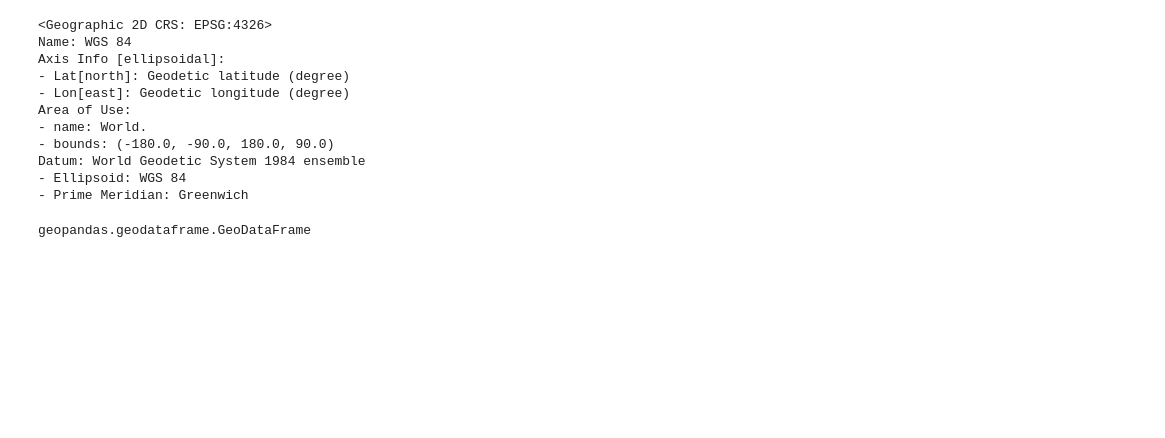
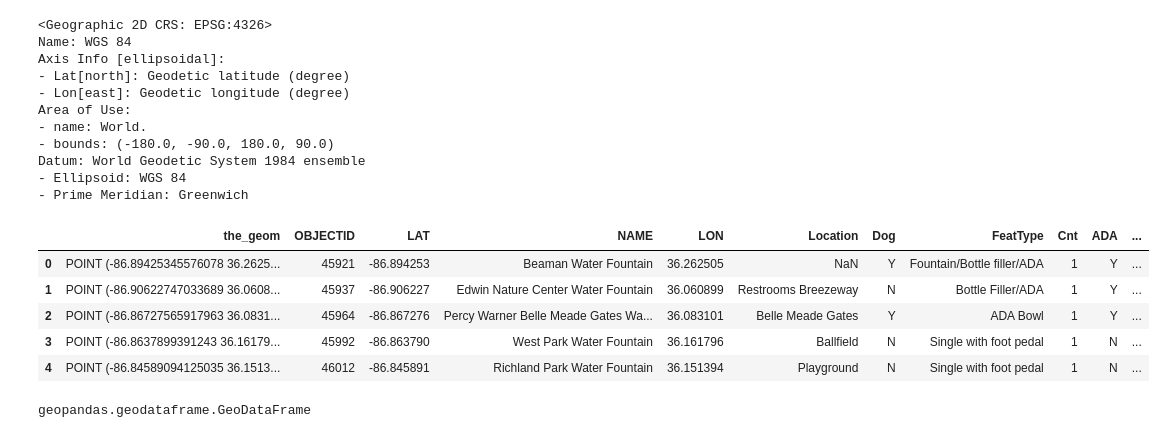
Before and after one commit to NSS-Data-Analytics-Cohort-10/geospatial-python-workshop-ekinnard23, a Jupyter notebook: notebooks/ekinnard_geospacial.ipynb, the cells around one changed output. Saved outputs shown, nothing was run; the diff lists cells and outputs as text; code cells hidden in the pictures; blank space fills up the shorter version.

```diff
--- a/notebooks/ekinnard_geospacial.ipynb
+++ b/notebooks/ekinnard_geospacial.ipynb
@@ -104,4 +104,13 @@ Area of Use:
 Datum: World Geodetic System 1984 ensemble
 - Ellipsoid: WGS 84
 - Prime Meridian: Greenwich
+# %%
+water_geo.head()
+# %% [output]
+|  | the_geom | OBJECTID | LAT | NAME | LON | Location | Dog | FeatType | Cnt | ADA | ... |
+| 0 | POINT (-86.89425345576078 36.2625... | 45921 | -86.894253 | Beaman Water Fountain | 36.262505 | NaN | Y | Fountain/Bottle filler/ADA | 1 | Y | ... |
+| 1 | POINT (-86.90622747033689 36.0608... | 45937 | -86.906227 | Edwin Nature Center Water Fountain | 36.060899 | Restrooms Breezeway | N | Bottle Filler/ADA | 1 | Y | ... |
+| 2 | POINT (-86.86727565917963 36.0831... | 45964 | -86.867276 | Percy Warner Belle Meade Gates Wa... | 36.083101 | Belle Meade Gates | Y | ADA Bowl | 1 | Y | ... |
+| 3 | POINT (-86.8637899391243 36.16179... | 45992 | -86.863790 | West Park Water Fountain | 36.161796 | Ballfield | N | Single with foot pedal | 1 | N | ... |
+| 4 | POINT (-86.84589094125035 36.1513... | 46012 | -86.845891 | Richland Park Water Fountain | 36.151394 | Playground | N | Single with foot pedal | 1 | N | ... |
 # %%
```
Also changed, not shown: parts of 4 cells of this notebook.
